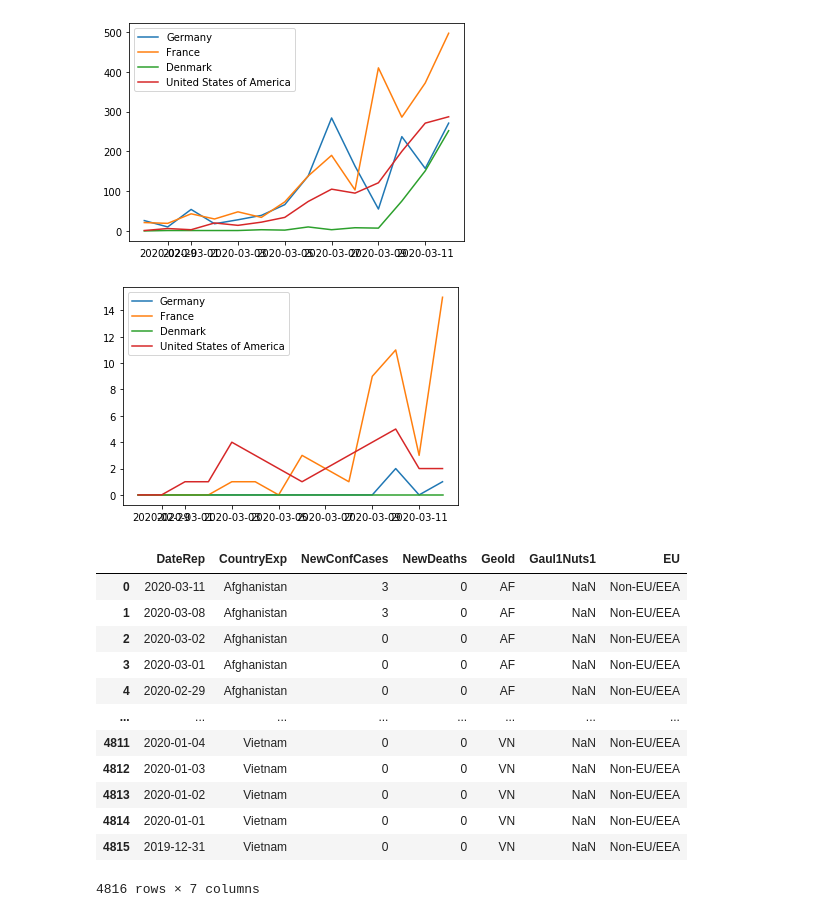
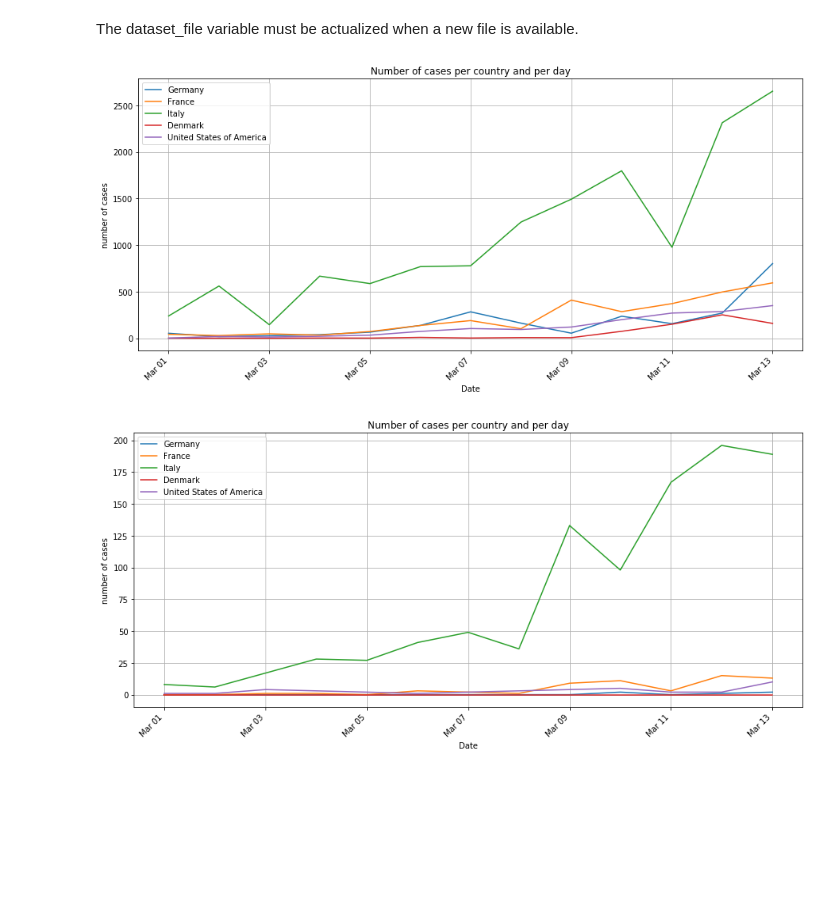
Before and after one commit to Hansastro/Covid-19, a Jupyter notebook: Covid-19.ipynb, the cells around one changed output. Cells and saved outputs as stored; diff of their text form; code cells hidden in the pictures; blank space fills up the shorter version.

```diff
--- a/Covid-19.ipynb
+++ b/Covid-19.ipynb
@@ -4,5 +5,7 @@ import matplotlib.pyplot as plt
 
 %matplotlib inline
+# %% [markdown]
+The dataset_file variable must be actualized when a new file is available.
 # %%
 url = 'https://www.ecdc.europa.eu/sites/default/files/documents/'
 dataset_file = r'COVID-19-geographic-disbtribution-worldwide-2020-03-13.xls'
@@ -9,43 +14,42 @@ dataset_file = r'COVID-19-geographic-disbtribution-worldwide-2020-03-13.xls'
 # %%
-dataset_file = r'COVID-19-geographic-disbtribution-worldwide-2020-03-12.xls'
 countryList = ['Germany',
                'France',
-               #'Italy',
+               'Italy',
                'Denmark',
                'United States of America'
               ]
 #countryList = ['China']
 
-startDate = '28/02/2020'
+startDate = '03/01/2020'
 
-df = pd.read_excel(url + dataset_file)
+fig, ax = plt.subplots(figsize=(15,7))
 
 for c in countryList:
-    plt.plot(df.loc[(df['CountryExp'] == c) & (df['DateRep'] >= startDate), ['DateRep']], df.loc[(df['CountryExp'] == c) & (df['DateRep'] >= startDate), ['NewConfCases']])
-plt.legend(countryList)
-plt.show()
+    ax.plot(df.loc[(df['CountryExp'] == c) & (df['DateRep'] >= startDate), ['DateRep']], \
+             df.loc[(df['CountryExp'] == c) & (df['DateRep'] >= startDate), ['NewConfCases']])
+ax.set_title('Number of cases per country and per day')
+ax.set_xlabel('Date')
+ax.set_ylabel('number of cases')
+ax.grid(True)
+ax.xaxis.set_major_formatter(mdates.DateFormatter('%b %d'))
+ax.legend(countryList)
+fig.autofmt_xdate(rotation=45)
+fig.show()
 # %% [output]
-[figure, old version]
+[figure, new version]
 # %%
+fig, ax = plt.subplots(figsize=(15,7))
+
 for c in countryList:
-    plt.plot(df.loc[(df['CountryExp'] == c) & (df['DateRep'] >= startDate), ['DateRep']], df.loc[(df['CountryExp'] == c) & (df['DateRep'] >= startDate), ['NewDeaths']])
-plt.legend(countryList)
-plt.show()
+    ax.plot(df.loc[(df['CountryExp'] == c) & (df['DateRep'] >= startDate), ['DateRep']], \
+             df.loc[(df['CountryExp'] == c) & (df['DateRep'] >= startDate), ['NewDeaths']])
+ax.set_title('Number of cases per country and per day')
+ax.set_xlabel('Date')
+ax.set_ylabel('number of cases')
+ax.grid(True)
+ax.xaxis.set_major_formatter(mdates.DateFormatter('%b %d'))
+ax.legend(countryList)
+fig.autofmt_xdate(rotation=45)
+fig.show()
 # %% [output]
-[figure, old version]
+[figure, new version]
-# %%
-df
-# %% [output]
-|  | DateRep | CountryExp | NewConfCases | NewDeaths | GeoId | Gaul1Nuts1 | EU |
-| 0 | 2020-03-11 | Afghanistan | 3 | 0 | AF | NaN | Non-EU/EEA |
-| 1 | 2020-03-08 | Afghanistan | 3 | 0 | AF | NaN | Non-EU/EEA |
-| 2 | 2020-03-02 | Afghanistan | 0 | 0 | AF | NaN | Non-EU/EEA |
-| 3 | 2020-03-01 | Afghanistan | 0 | 0 | AF | NaN | Non-EU/EEA |
-| 4 | 2020-02-29 | Afghanistan | 0 | 0 | AF | NaN | Non-EU/EEA |
-| ... | ... | ... | ... | ... | ... | ... | ... |
-| 4811 | 2020-01-04 | Vietnam | 0 | 0 | VN | NaN | Non-EU/EEA |
-| 4812 | 2020-01-03 | Vietnam | 0 | 0 | VN | NaN | Non-EU/EEA |
-| 4813 | 2020-01-02 | Vietnam | 0 | 0 | VN | NaN | Non-EU/EEA |
-| 4814 | 2020-01-01 | Vietnam | 0 | 0 | VN | NaN | Non-EU/EEA |
-| 4815 | 2019-12-31 | Vietnam | 0 | 0 | VN | NaN | Non-EU/EEA |
-4816 rows × 7 columns
```
Also changed, not shown: parts of 2 cells of this notebook.
